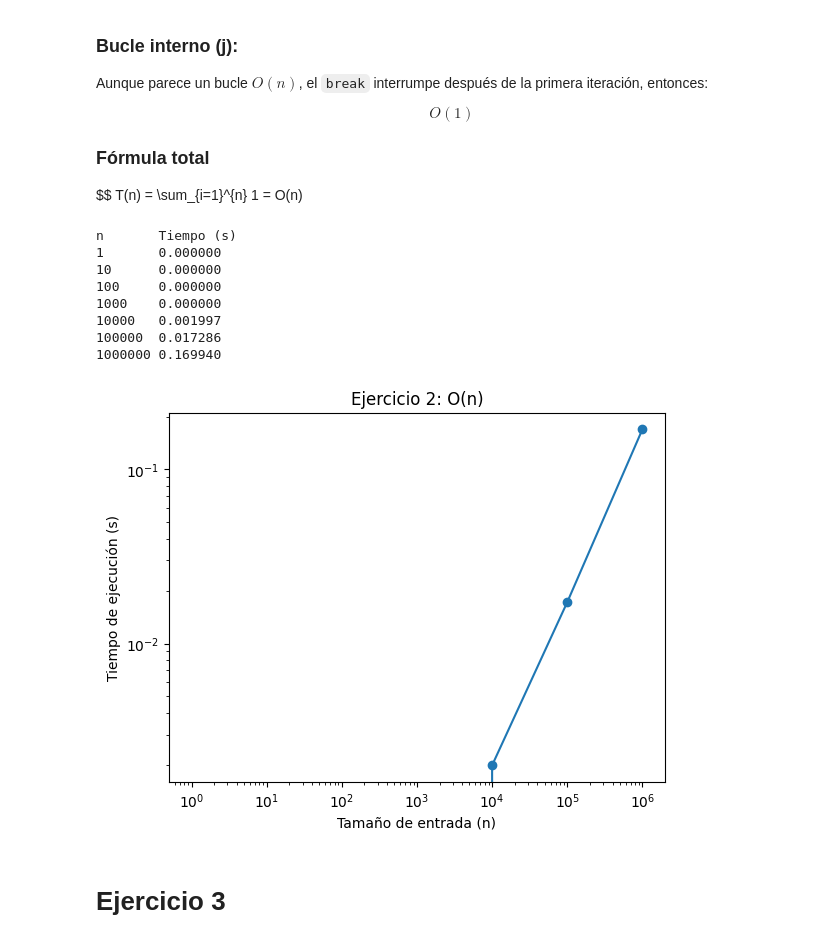
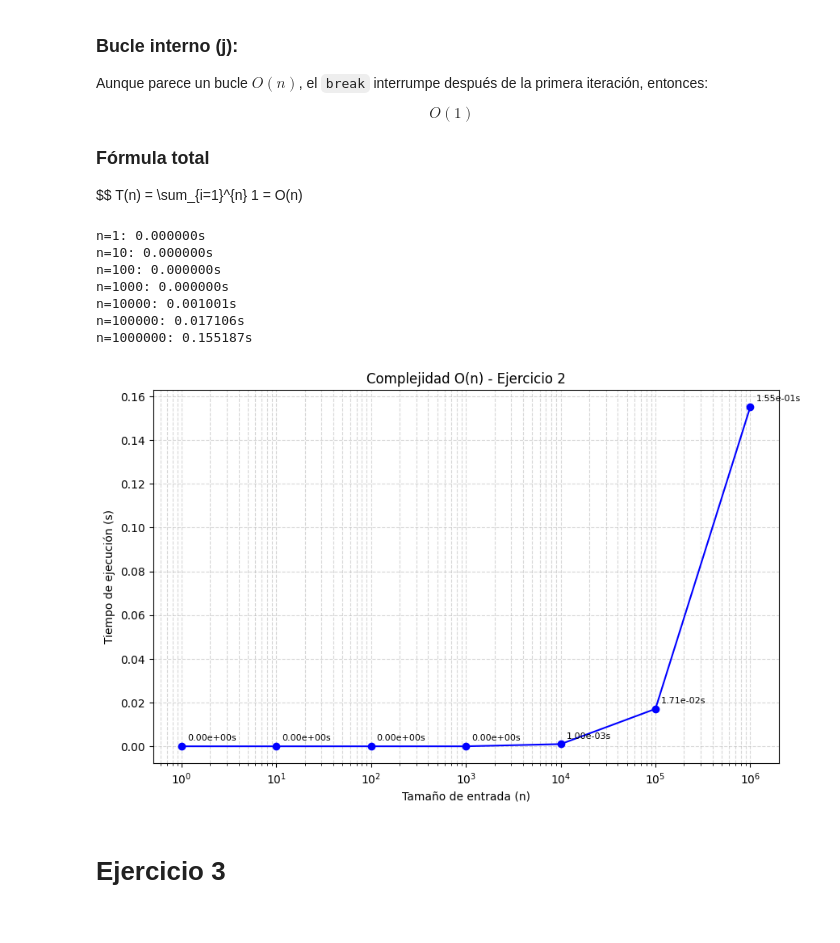
Before and after one commit to SebastianUVG/Teoria_compu_Lab8, a Jupyter notebook: Lab8.ipynb, the cells around one changed output. Saved outputs shown, nothing was run; the diff lists cells and outputs as text; code cells hidden in the pictures.

Commit message:
Ejercicio 4

```diff
--- a/Lab8.ipynb
+++ b/Lab8.ipynb
@@ -117,47 +116,53 @@ $$
 $$
 T(n) = \sum_{i=1}^{n} 1 = O(n)
 # %%
+import time
+import matplotlib.pyplot as plt
+
 def function2(n):
     if n <= 1:
         return
-    for i in range(1, n+1):
-        for j in range(1, n+1):
+    for i in range(1, n + 1):
+        for j in range(1, n + 1):
             _ = "Sequence"
             break
 
-
+# Tamaños de entrada
 sizes = [1, 10, 100, 1000, 10000, 100000, 1000000]
 times = []
 
 for n in sizes:
     start = time.time()
     function2(n)
     end = time.time()
-    times.append(end - start)
+    elapsed_time = end - start
+    times.append(elapsed_time)
+    print(f"n={n}: {elapsed_time:.6f}s")
 
-# Tabla de resultados
-print("n\tTiempo (s)")
-for n, t in zip(sizes, times):
-    print(f"{n}\t{t:.6f}")
-
-# Gráfica
-plt.plot(sizes, times, marker="o")
+plt.figure(figsize=(10, 6))
+plt.plot(sizes, times, marker="o", linestyle="-", color="blue")
 plt.xscale("log")
-plt.yscale("log")
+plt.yscale("linear")
 plt.xlabel("Tamaño de entrada (n)")
 plt.ylabel("Tiempo de ejecución (s)")
-plt.title("Ejercicio 2: O(n)")
+plt.title("Complejidad O(n) - Ejercicio 2")
+plt.grid(True, which="both", linestyle="--", alpha=0.5)
+
+# Etiquetar los puntos
+for i, (n, t) in enumerate(zip(sizes, times)):
+    plt.annotate(f'{t:.2e}s', (sizes[i], times[i]),
+                 xytext=(5, 5), textcoords='offset points', fontsize=8)
+
 plt.show()
 # %% [output]
-n       Tiempo (s)
-1       0.000000
-10      0.000000
-100     0.000000
-1000    0.000000
-10000   0.001997
-100000  0.017286
-1000000 0.169940
+n=1: 0.000000s
+n=10: 0.000000s
+n=100: 0.000000s
+n=1000: 0.000000s
+n=10000: 0.001001s
+n=100000: 0.017106s
+n=1000000: 0.155187s
-[figure, old version]
+[figure, new version]
 # %% [markdown]
 # Ejercicio 3
 # %% [markdown]
```
Also changed, not shown: parts of 4 cells of this notebook.
